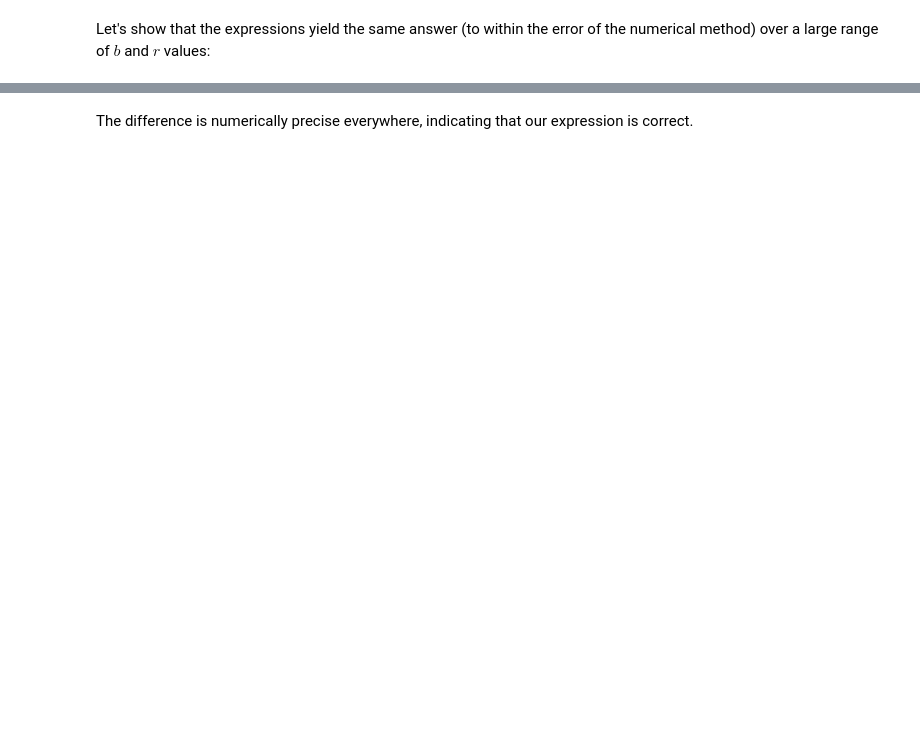
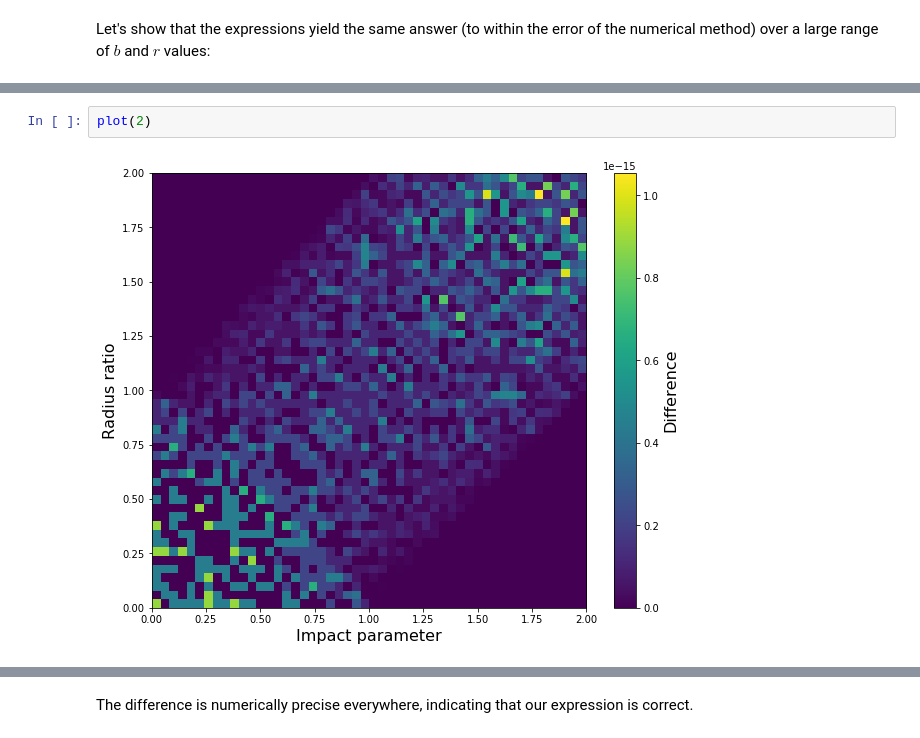
Before and after one commit to rodluger/Limbdark.jl, a Jupyter notebook: proofs/Mn_cel.ipynb, the cells around one changed output, grey strips where cells are left out. Saved outputs shown, nothing was run; the diff lists cells and outputs as text; blank space fills up the shorter version.

```diff
--- a/proofs/Mn_cel.ipynb
+++ b/proofs/Mn_cel.ipynb
@@ -108,0 +109,4 @@ for k, Nu in enumerate(Nu_grid):
+# %%
+plot(2)
+# %% [output]
+[figure, added]
```
Also changed, not shown: parts of 8 cells of this notebook, 10 other files.
